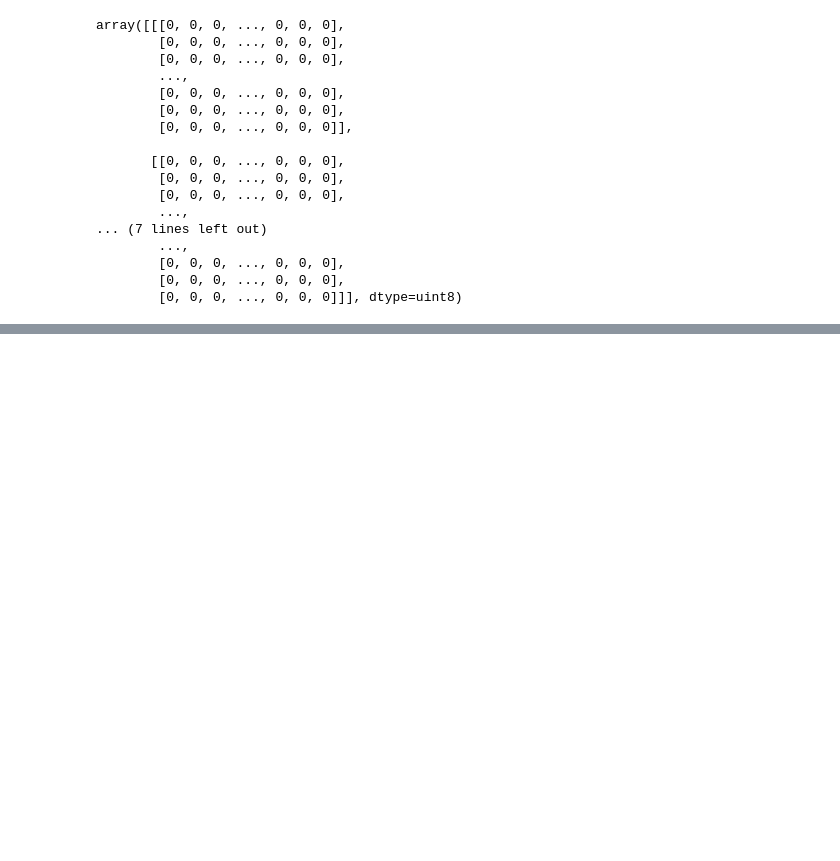
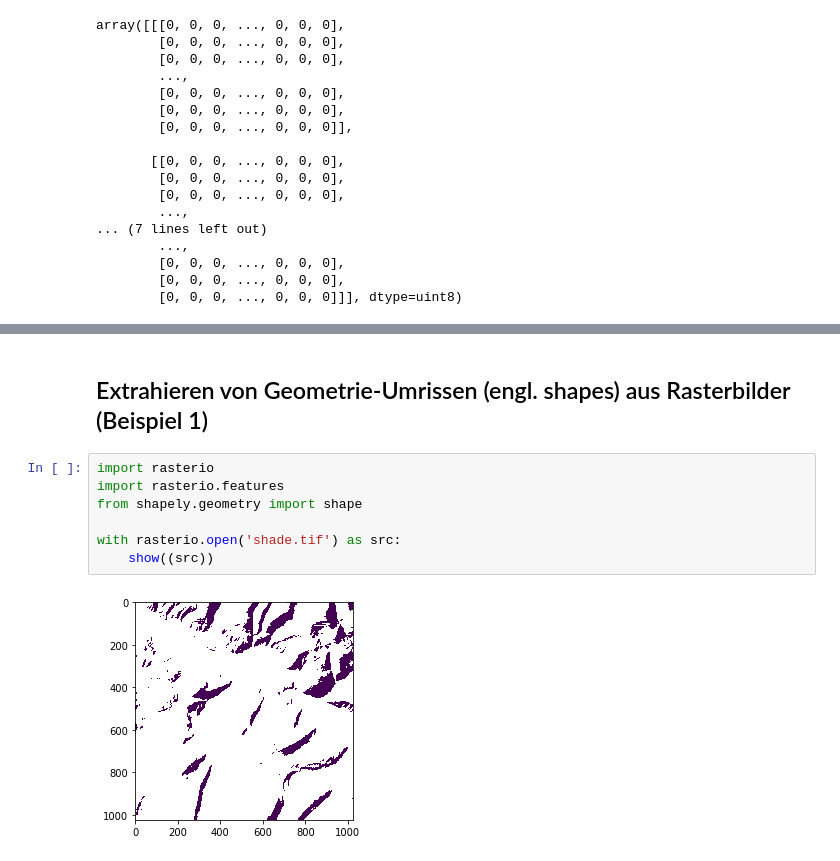
Before and after one commit to BjoernSchilberg/geopython, a Jupyter notebook: bsh.ipynb, the cells around one changed output, grey strips where cells are left out. Cells and saved outputs as stored; diff of their text form; blank space fills up the shorter version.

```diff
--- a/bsh.ipynb
+++ b/bsh.ipynb
@@ -241,0 +303,11 @@ pprint.pprint(next(shapes))
+# %% [markdown]
+## Extrahieren von Geometrie-Umrissen (engl. shapes) aus Rasterbilder (Beispiel 1)
+# %%
+import rasterio
+import rasterio.features
+from shapely.geometry import shape
+
+with rasterio.open('shade.tif') as src:
+    show((src))
+# %% [output]
+[figure, added]
```
Also changed, not shown: parts of 36 cells of this notebook.
